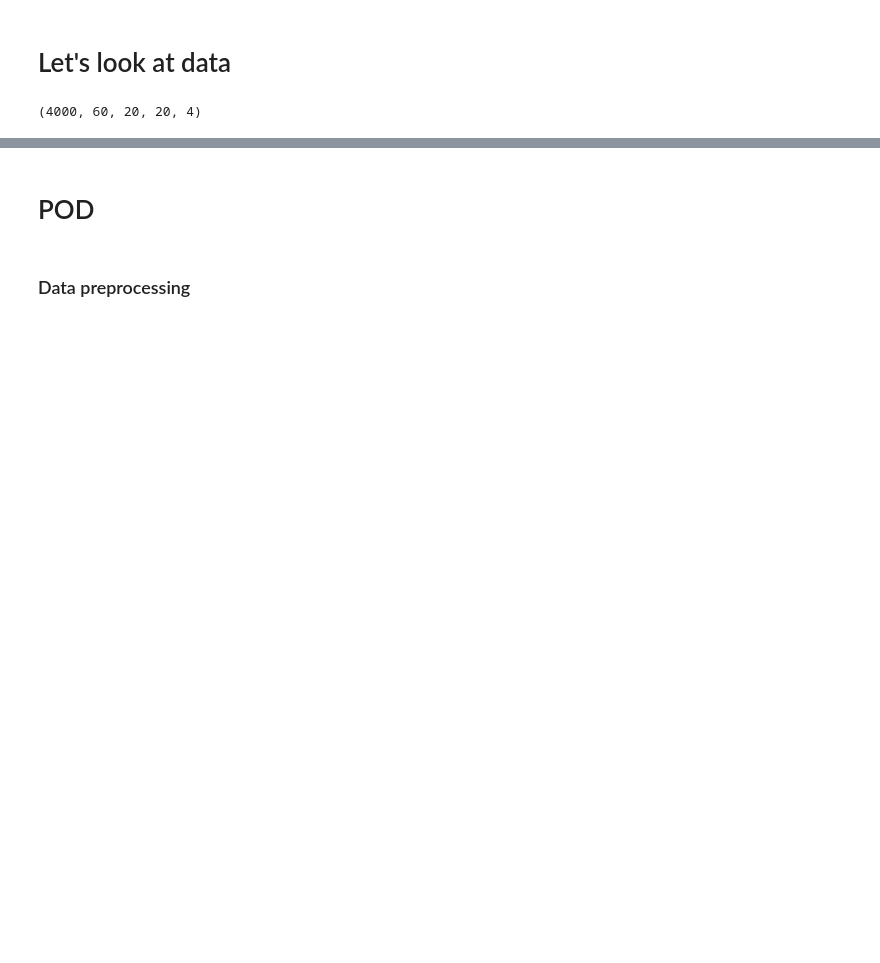
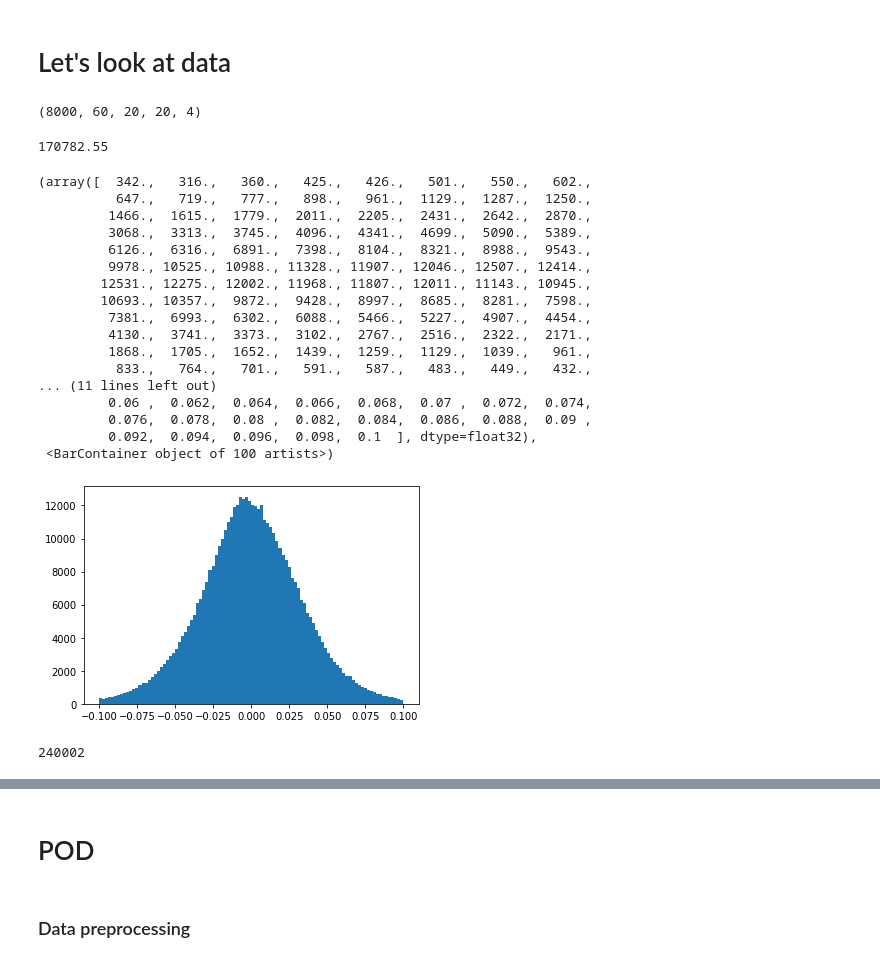
Before and after one commit to acse-zrw20/DD-GAN-AE, a Jupyter notebook: examples/basic_usage_sf.ipynb, the cells around one changed output, grey strips where cells are left out. Cells and saved outputs as stored; diff of their text form; code cells hidden in the pictures; blank space fills up the shorter version.

```diff
--- a/examples/basic_usage_sf.ipynb
+++ b/examples/basic_usage_sf.ipynb
@@ -26,10 +27,14 @@ incarnation: 66793723999485893
 # %% [markdown]
 # Let's look at data
 # %%
-grids = np.load("./../submodules/DD-GAN/data/processed/sf_snapshots_200timesteps_rand.npy")
+grids = np.load("./../submodules/DD-GAN/data/processed/sf_snapshots_800steps_notrand.npy")
 # %%
 grids.shape
 # %% [output]
-(4000, 60, 20, 20, 4)
+(8000, 60, 20, 20, 4)
+# %%
+np.sum(grids[:,:,:,:,1])
+# %% [output]
+170782.55
 # %%
 # Set all >0 to 0 and all <1 to 1 for alpha field
@@ -36,2 +43,27 @@ grids.shape
 grids[:,:,:,:,3][np.where(grids[:,:,:,:,3] < 0)] = 0
 grids[:,:,:,:,3][np.where(grids[:,:,:,:,3] > 1)] = 1
+# %%
+plt.hist(grids[80:100,:,:,:,1].reshape(-1), bins=100, range=(-0.1, 0.1))
+# %% [output]
+(array([  342.,   316.,   360.,   425.,   426.,   501.,   550.,   602.,
+          647.,   719.,   777.,   898.,   961.,  1129.,  1287.,  1250.,
+         1466.,  1615.,  1779.,  2011.,  2205.,  2431.,  2642.,  2870.,
+         3068.,  3313.,  3745.,  4096.,  4341.,  4699.,  5090.,  5389.,
+         6126.,  6316.,  6891.,  7398.,  8104.,  8321.,  8988.,  9543.,
+         9978., 10525., 10988., 11328., 11907., 12046., 12507., 12414.,
+        12531., 12275., 12002., 11968., 11807., 12011., 11143., 10945.,
+        10693., 10357.,  9872.,  9428.,  8997.,  8685.,  8281.,  7598.,
+         7381.,  6993.,  6302.,  6088.,  5466.,  5227.,  4907.,  4454.,
+         4130.,  3741.,  3373.,  3102.,  2767.,  2516.,  2322.,  2171.,
+         1868.,  1705.,  1652.,  1439.,  1259.,  1129.,  1039.,   961.,
+          833.,   764.,   701.,   591.,   587.,   483.,   449.,   432.,
+... (11 lines left out)
+         0.06 ,  0.062,  0.064,  0.066,  0.068,  0.07 ,  0.072,  0.074,
+         0.076,  0.078,  0.08 ,  0.082,  0.084,  0.086,  0.088,  0.09 ,
+         0.092,  0.094,  0.096,  0.098,  0.1  ], dtype=float32),
+ <BarContainer object of 100 artists>)
+[figure, added]
+# %%
+np.sum(grids[:,:,:,:,2] == 0)
+# %% [output]
+240002
```
Also changed, not shown: parts of 44 cells of this notebook, 1 other file.
